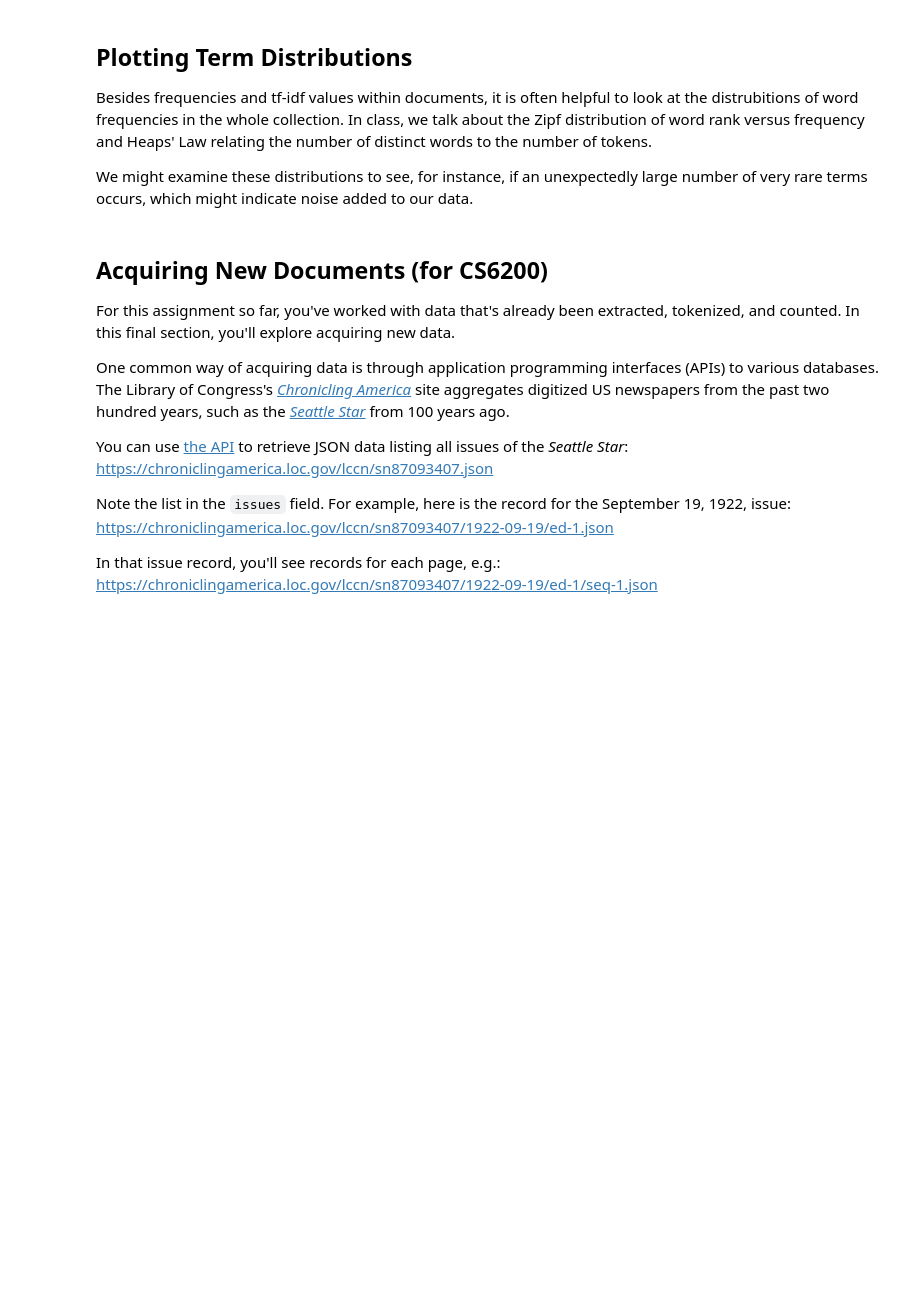
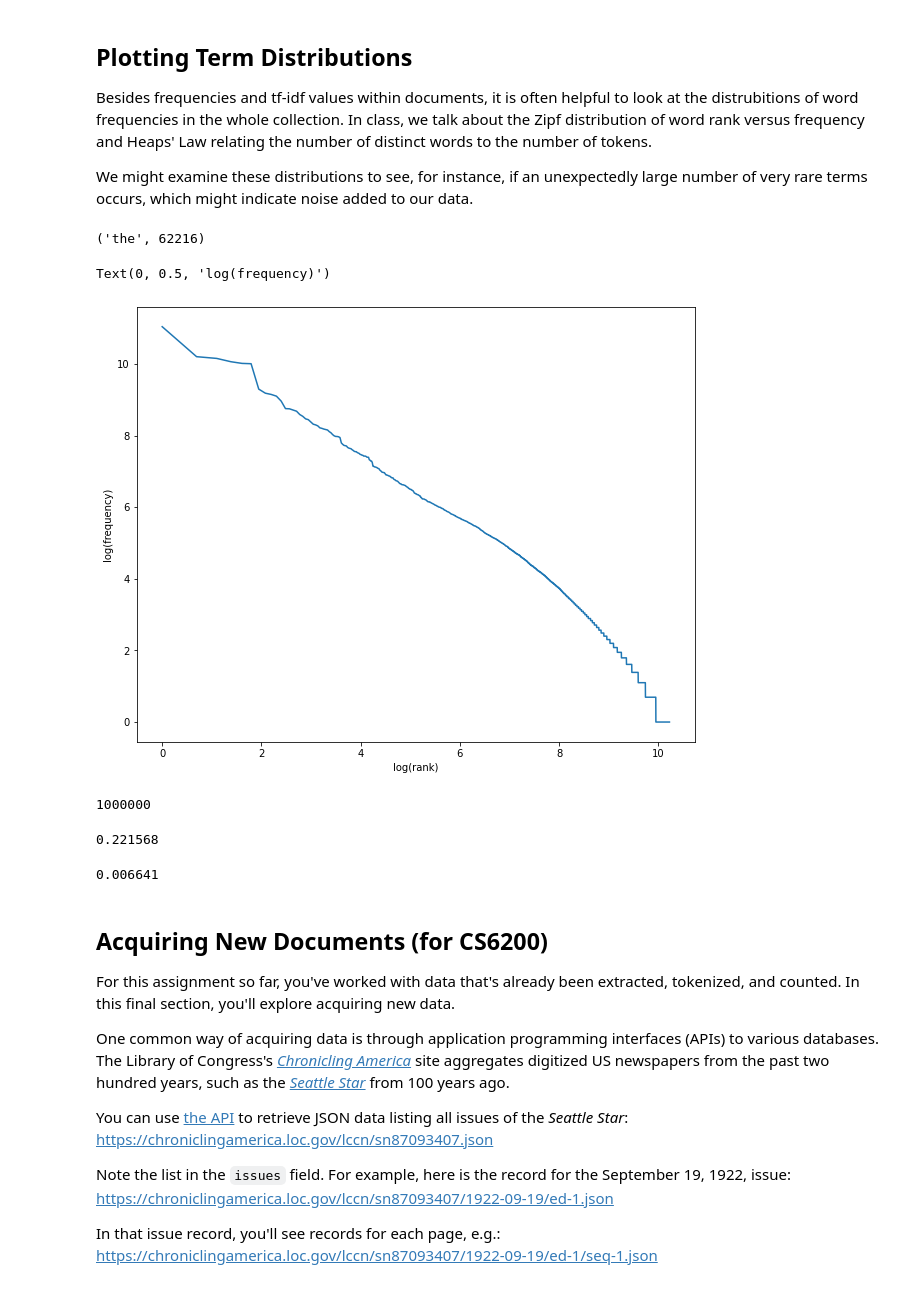
Before and after one commit to wkzhuang/CSYE7200, a Jupyter notebook: term_statistics.ipynb, the cells around one changed output. Saved outputs shown, nothing was run; the diff lists cells and outputs as text; code cells hidden in the pictures; blank space fills up the shorter version.

```diff
--- a/term_statistics.ipynb
+++ b/term_statistics.ipynb
@@ -151,4 +181,11 @@ We might examine these distributions to see, for instance, if an unexpectedly la
 # %%
 # TODO: Compute a list of the distinct words in this collection and sort it in descending order of frequency.
 # Thus frequency[0] should contain the word "the" and the count 62216.
-frequency = []
+
+# This step is already computed in the previous question - df_new in the top 10 word in the corpus question
+freq = df_new.reset_index().sort_values(by='count', ascending = False)
+freq_dict = freq.set_index('term').to_dict()['count']
+frequency = list(zip(freq_dict.keys(),freq_dict.values()))
+frequency[0]
+# %% [output]
+('the', 62216)
@@ -155,18 +194,37 @@ frequency = []
 # %%
 # TODO: Plot a graph of the log of the rank (starting at 1) on the x-axis,
 # against the log of the frequency on the y-axis. You may use the matplotlib
 # or other library.
+rank = list(range(1,len(frequency)+1))
+plt.figure(figsize=(10,8))
+plt.plot([math.log(elem) for elem in rank], [math.log(val) for val in freq_dict.values()])
+plt.xlabel("log(rank)")
+plt.ylabel("log(frequency)")
+# %% [output]
+Text(0, 0.5, 'log(frequency)')
+[figure, added]
 # %%
 # TODO: Compute the number of tokens in the corpus.
 # Remember to count each occurrence of each word. For instance, the 62,216
 # instances of "the" will all count here.
-ntokens = 0
+ntokens = sum(freq_dict.values())
+print(ntokens)
+# %% [output]
+1000000
 # %%
 # TODO: Compute the proportion of tokens made up by the top 10 most
 # frequent words.
+top10 = sum([pair[1] for pair in frequency[:10]])
+print(top10/ntokens)
+# %% [output]
+0.221568
 # %%
 # TODO: Compute the proportion of tokens made up by the words that occur
 # exactly once in this collection.
+once = len([pair for pair in frequency if pair[1] == 1])
+print(once/ntokens)
+# %% [output]
+0.006641
 # %% [markdown]
 ## Acquiring New Documents (for CS6200)
 
```
Also changed, not shown: parts of 6 cells of this notebook.
